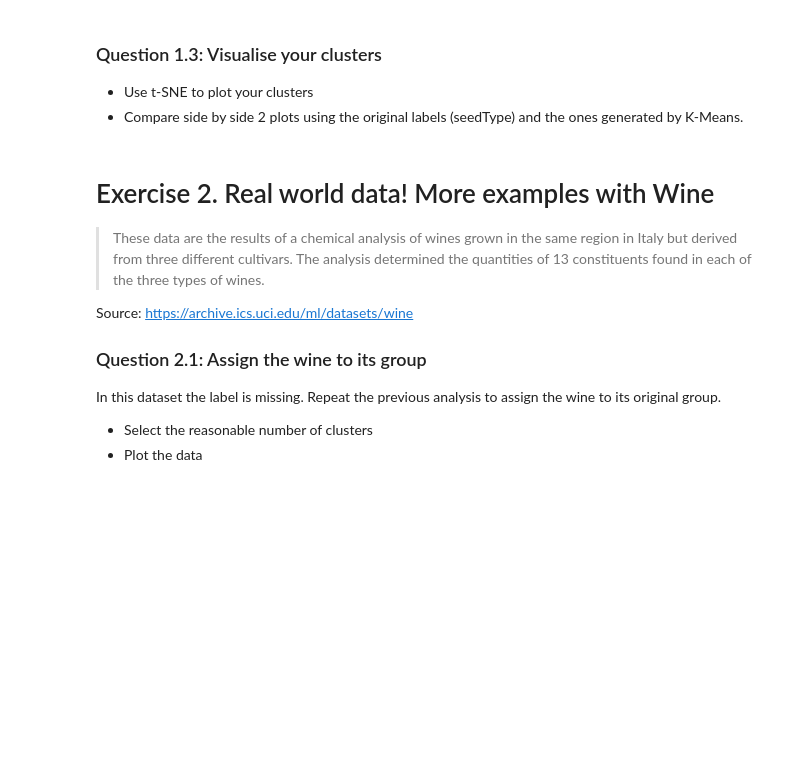
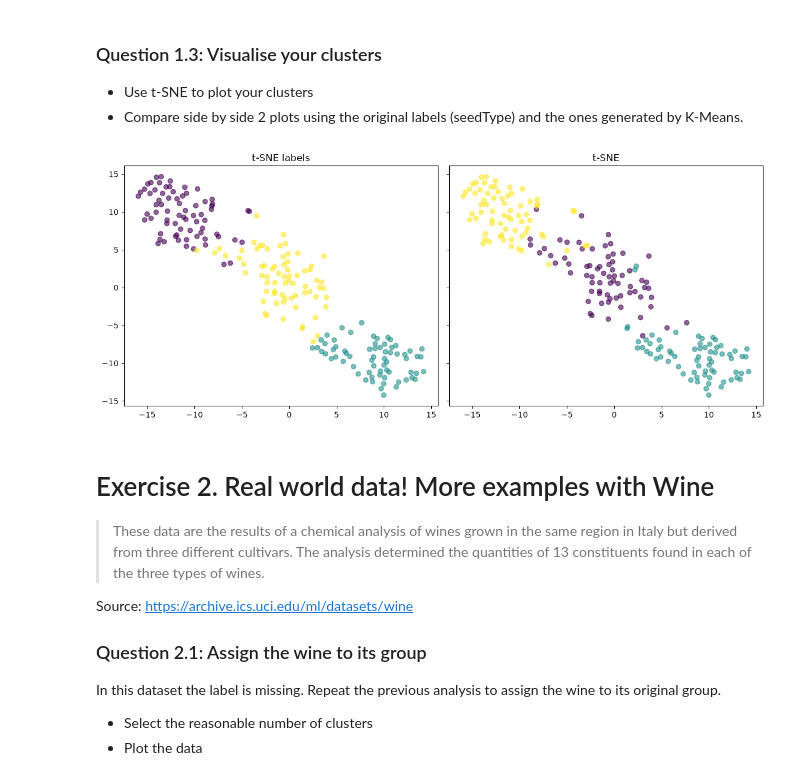
Before and after one commit to haaissa/ada-2026, a Jupyter notebook: Exercises/08 - Learning from data - Unsupervised learning/Unsupervised_Learning.ipynb, the cells around one changed output. Drawn from its saved outputs; the diff is of its cells as text; code cells hidden in the pictures; blank space fills up the shorter version.

```diff
--- a/Exercises/08 - Learning from data - Unsupervised learning/Unsupervised_Learning.ipynb
+++ b/Exercises/08 - Learning from data - Unsupervised learning/Unsupervised_Learning.ipynb
@@ -360,6 +394,25 @@ In this exercise, we are interested in discovering structure in the data by hidi
 
 - Use t-SNE to plot your clusters
 - Compare side by side 2 plots using the original labels (seedType) and the ones generated by K-Means.
+# %%
+seeds_tsne = TSNE(
+    n_components=2, init="random", learning_rate="auto", random_state=0
+).fit_transform(seeds_t)
+labels = KMeans(n_clusters = 3, random_state=10).fit_predict(seeds_t)
+
+fig, axs = plt.subplots(1, 2, figsize=(12, 5), sharex=True, sharey=True)
+
+# Plot
+axs[0].scatter(seeds_tsne[:, 0], seeds_tsne[:, 1], c=labels, alpha=0.6)
+axs[0].set_title("t-SNE labels")
+
+axs[1].scatter(seeds_tsne[:, 0], seeds_tsne[:, 1], c=seeds["seedType"], alpha=0.6)
+axs[1].set_title("t-SNE")
+
+plt.tight_layout()
+plt.show()
+# %% [output]
+[figure, added]
 # %% [markdown]
 # Exercise 2. Real world data! More examples with Wine
 
```
Also changed, not shown: parts of 17 cells of this notebook, 2 other files.
